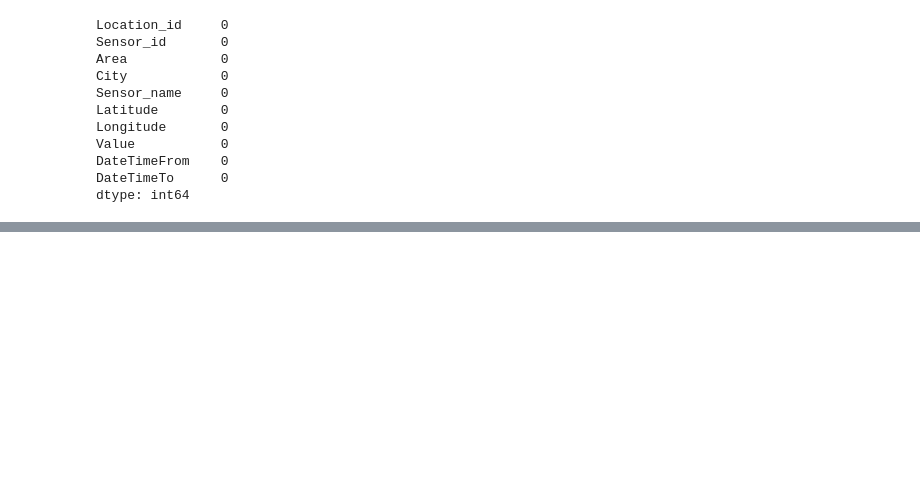
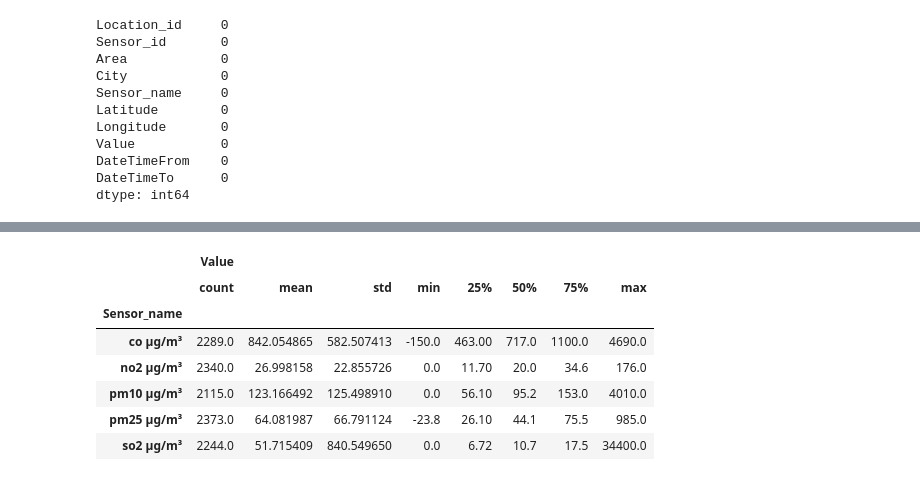
Before and after one commit to Manishkanwa/Air_Quality_health_Project, a Jupyter notebook: notebooks/02_measurements_collection.ipynb, the cells around one changed output, grey strips where cells are left out. Cells and saved outputs as stored; diff of their text form; code cells hidden in the pictures; blank space fills up the shorter version.

```diff
--- a/notebooks/02_measurements_collection.ipynb
+++ b/notebooks/02_measurements_collection.ipynb
@@ -154,0 +226,2 @@ df.to_csv('D:\\Air_Quality_health_Project\\data\\measurements.csv',index=False)
+# %%
+high_coverage_sensors = sensors[sensors['Percent_Coverage'] >= 30].reset_index(drop=True)
@@ -154,0 +232,13 @@ df.to_csv('D:\\Air_Quality_health_Project\\data\\measurements.csv',index=False)
+# %%
+loc_meas = high_coverage_sensors.merge(measurements)
+# %%
+loc_meas[['Sensor_name', 'Value']].groupby('Sensor_name').describe()
+# %% [output]
+|  | Value |  |  |  |  |  |  |  |
+|  | count | mean | std | min | 25% | 50% | 75% | max |
+| Sensor_name |  |  |  |  |  |  |  |  |
+| co µg/m³ | 2289.0 | 842.054865 | 582.507413 | -150.0 | 463.00 | 717.0 | 1100.0 | 4690.0 |
+| no2 µg/m³ | 2340.0 | 26.998158 | 22.855726 | 0.0 | 11.70 | 20.0 | 34.6 | 176.0 |
+| pm10 µg/m³ | 2115.0 | 123.166492 | 125.498910 | 0.0 | 56.10 | 95.2 | 153.0 | 4010.0 |
+| pm25 µg/m³ | 2373.0 | 64.081987 | 66.791124 | -23.8 | 26.10 | 44.1 | 75.5 | 985.0 |
+| so2 µg/m³ | 2244.0 | 51.715409 | 840.549650 | 0.0 | 6.72 | 10.7 | 17.5 | 34400.0 |
```
Also changed, not shown: parts of 21 cells of this notebook, 11 other files.
